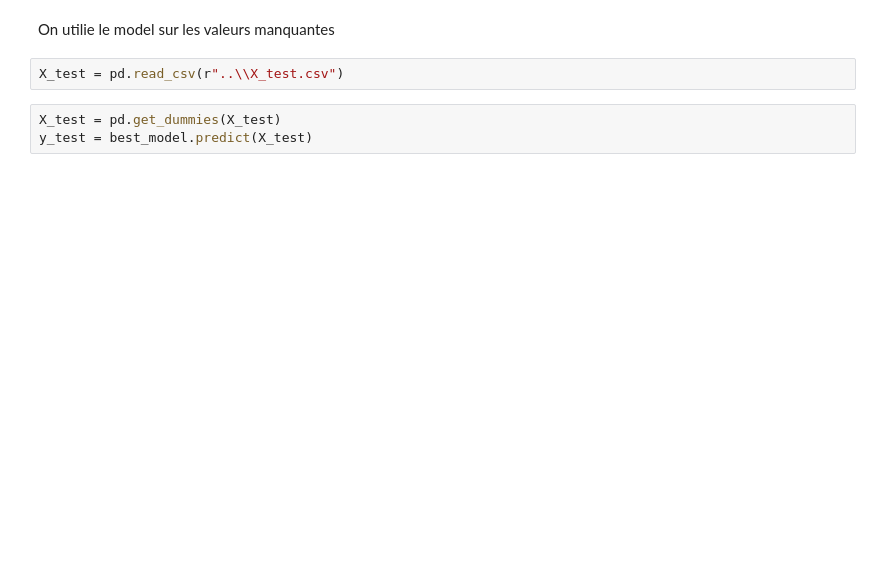
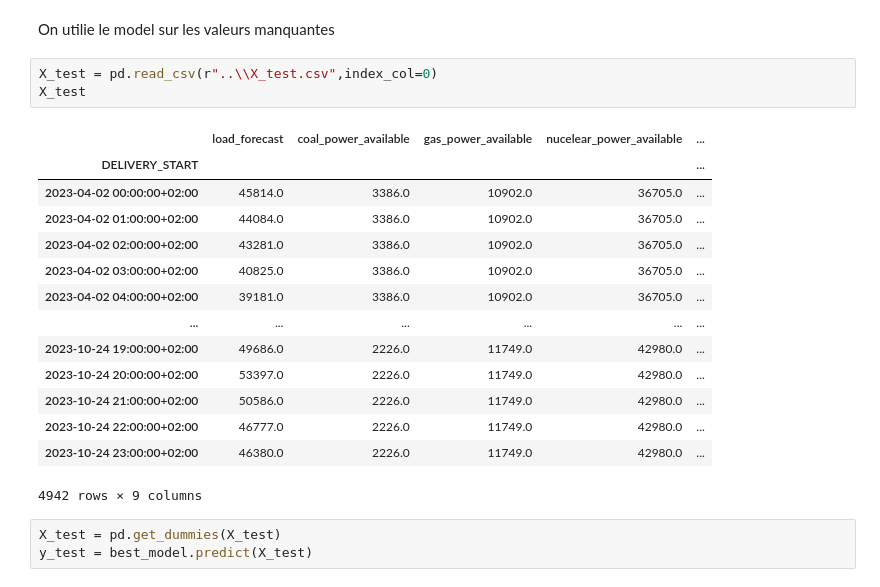
Before and after one commit to jcollot2/DAUPHINE_Machine_Learning, a Jupyter notebook: regression/test_1/delta_price_model.ipynb, the cells around one changed output. Saved outputs shown, nothing was run; the diff lists cells and outputs as text; blank space fills up the shorter version.

Commit message:
updates with test and results

```diff
--- a/regression/delta_price_model.ipynb
+++ b/regression/test_1/delta_price_model.ipynb
@@ -219,7 +210,23 @@ XGBRegressor(base_score=None, booster=None, bootstrap=True, callbacks=None,
 # %% [markdown]
 On utilie le model sur les valeurs manquantes
 # %%
-X_test = pd.read_csv(r"..\\X_test.csv")
+X_test = pd.read_csv(r"..\\X_test.csv",index_col=0)
+X_test
+# %% [output]
+|  | load_forecast | coal_power_available | gas_power_available | nucelear_power_available | ... |
+| DELIVERY_START |  |  |  |  | ... |
+| 2023-04-02 00:00:00+02:00 | 45814.0 | 3386.0 | 10902.0 | 36705.0 | ... |
+| 2023-04-02 01:00:00+02:00 | 44084.0 | 3386.0 | 10902.0 | 36705.0 | ... |
+| 2023-04-02 02:00:00+02:00 | 43281.0 | 3386.0 | 10902.0 | 36705.0 | ... |
+| 2023-04-02 03:00:00+02:00 | 40825.0 | 3386.0 | 10902.0 | 36705.0 | ... |
+| 2023-04-02 04:00:00+02:00 | 39181.0 | 3386.0 | 10902.0 | 36705.0 | ... |
+| ... | ... | ... | ... | ... | ... |
+| 2023-10-24 19:00:00+02:00 | 49686.0 | 2226.0 | 11749.0 | 42980.0 | ... |
+| 2023-10-24 20:00:00+02:00 | 53397.0 | 2226.0 | 11749.0 | 42980.0 | ... |
+| 2023-10-24 21:00:00+02:00 | 50586.0 | 2226.0 | 11749.0 | 42980.0 | ... |
+| 2023-10-24 22:00:00+02:00 | 46777.0 | 2226.0 | 11749.0 | 42980.0 | ... |
+| 2023-10-24 23:00:00+02:00 | 46380.0 | 2226.0 | 11749.0 | 42980.0 | ... |
+4942 rows × 9 columns
 # %%
 X_test = pd.get_dummies(X_test)
 y_test = best_model.predict(X_test)
```
Also changed, not shown: parts of 8 cells of this notebook, 22 other files.
